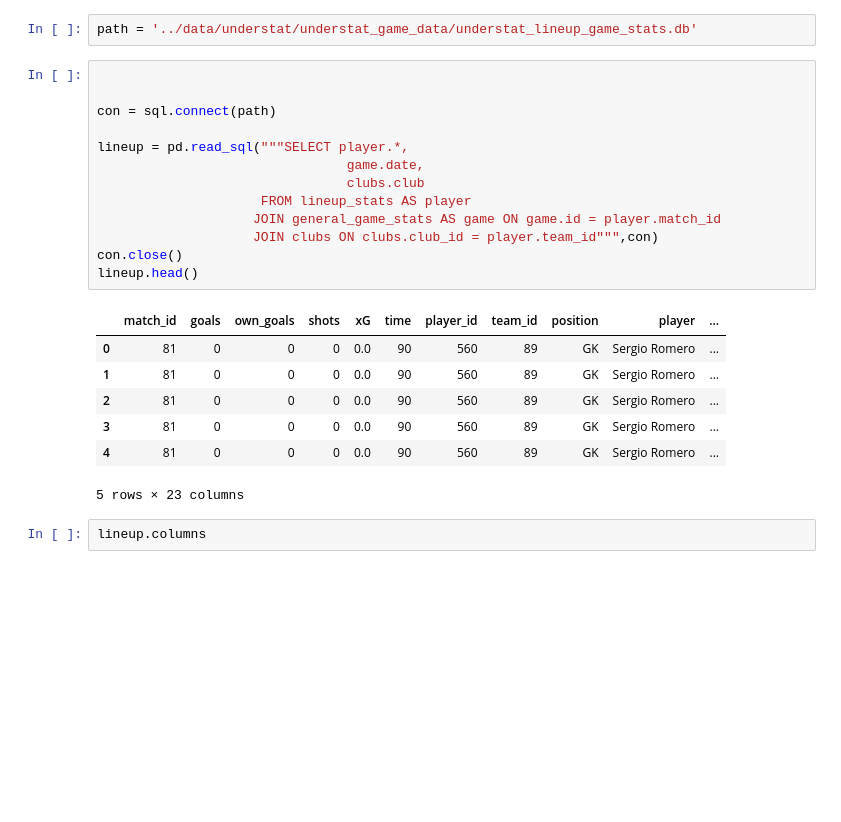
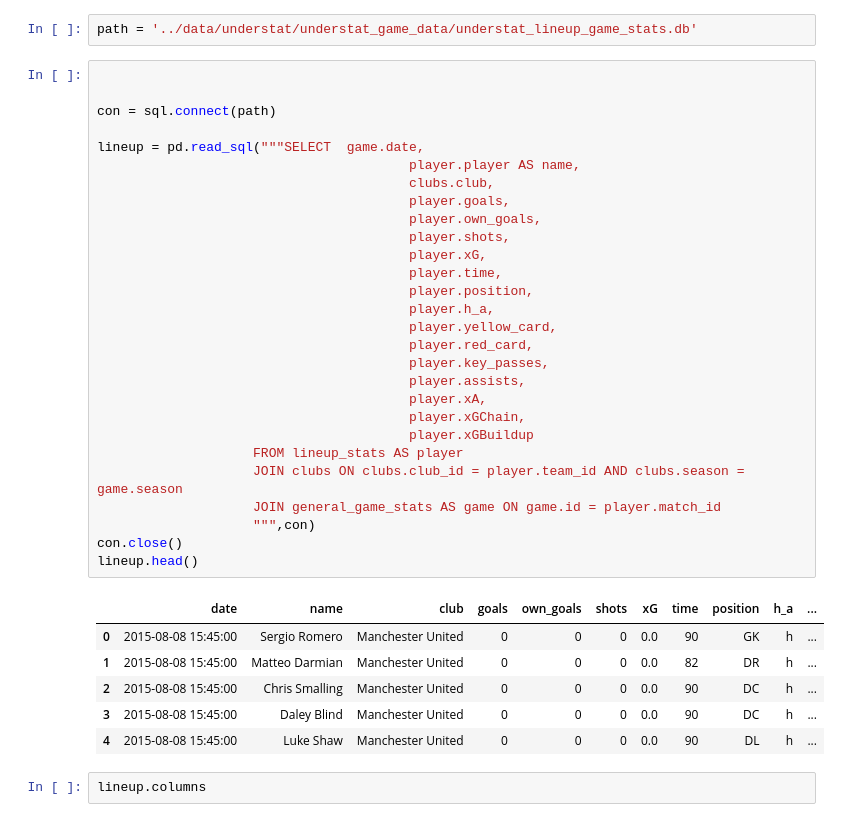
Before and after one commit to shadtome/Score-data, a Jupyter notebook: data_explore/combine_data.ipynb, the cells around one changed output. Drawn from its saved outputs; the diff is of its cells as text; blank space fills up the shorter version.

```diff
--- a/data_explore/combine_data.ipynb
+++ b/data_explore/combine_data.ipynb
@@ -7,24 +7,38 @@ path = '../data/understat/understat_game_data/understat_lineup_game_stats.db'
 # %%
 
 
 con = sql.connect(path)
 
-lineup = pd.read_sql("""SELECT player.*,
-                                game.date,
-                                clubs.club
-                     FROM lineup_stats AS player
+lineup = pd.read_sql("""SELECT  game.date,
+                                        player.player AS name,
+                                        clubs.club,
+                                        player.goals,
+                                        player.own_goals,
+                                        player.shots,
+                                        player.xG,
+                                        player.time,
+                                        player.position,
+                                        player.h_a,
+                                        player.yellow_card,
+                                        player.red_card,
+                                        player.key_passes,
+                                        player.assists,
+                                        player.xA,
+                                        player.xGChain,
+                                        player.xGBuildup
+                    FROM lineup_stats AS player
+                    JOIN clubs ON clubs.club_id = player.team_id AND clubs.season = game.season
                     JOIN general_game_stats AS game ON game.id = player.match_id
-                    JOIN clubs ON clubs.club_id = player.team_id""",con)
+                    """,con)
 con.close()
 lineup.head()
 # %% [output]
-|  | match_id | goals | own_goals | shots | xG | time | player_id | team_id | position | player | ... |
-| 0 | 81 | 0 | 0 | 0 | 0.0 | 90 | 560 | 89 | GK | Sergio Romero | ... |
-| 1 | 81 | 0 | 0 | 0 | 0.0 | 90 | 560 | 89 | GK | Sergio Romero | ... |
-| 2 | 81 | 0 | 0 | 0 | 0.0 | 90 | 560 | 89 | GK | Sergio Romero | ... |
-| 3 | 81 | 0 | 0 | 0 | 0.0 | 90 | 560 | 89 | GK | Sergio Romero | ... |
-| 4 | 81 | 0 | 0 | 0 | 0.0 | 90 | 560 | 89 | GK | Sergio Romero | ... |
+|  | date | name | club | goals | own_goals | shots | xG | time | position | h_a | ... |
+| 0 | 2015-08-08 15:45:00 | Sergio Romero | Manchester United | 0 | 0 | 0 | 0.0 | 90 | GK | h | ... |
+| 1 | 2015-08-08 15:45:00 | Matteo Darmian | Manchester United | 0 | 0 | 0 | 0.0 | 82 | DR | h | ... |
+| 2 | 2015-08-08 15:45:00 | Chris Smalling | Manchester United | 0 | 0 | 0 | 0.0 | 90 | DC | h | ... |
+| 3 | 2015-08-08 15:45:00 | Daley Blind | Manchester United | 0 | 0 | 0 | 0.0 | 90 | DC | h | ... |
+| 4 | 2015-08-08 15:45:00 | Luke Shaw | Manchester United | 0 | 0 | 0 | 0.0 | 90 | DL | h | ... |
-5 rows × 23 columns
 # %%
 lineup.columns
 # %% [output]
```
Also changed, not shown: 4 other files.
